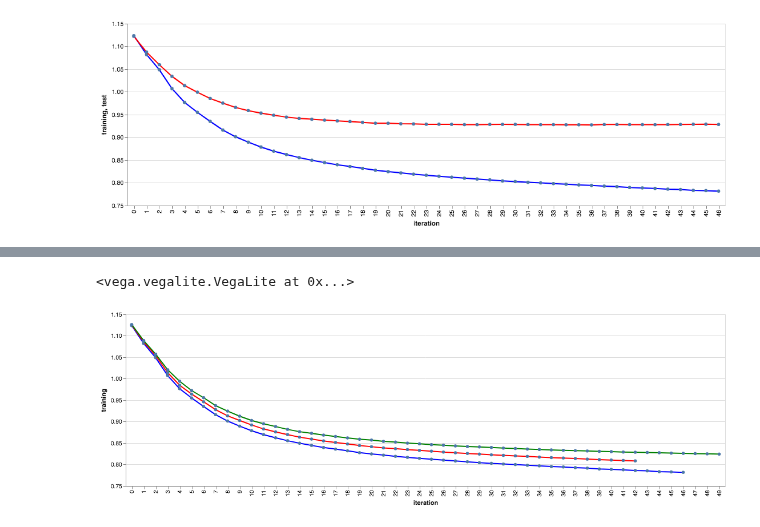
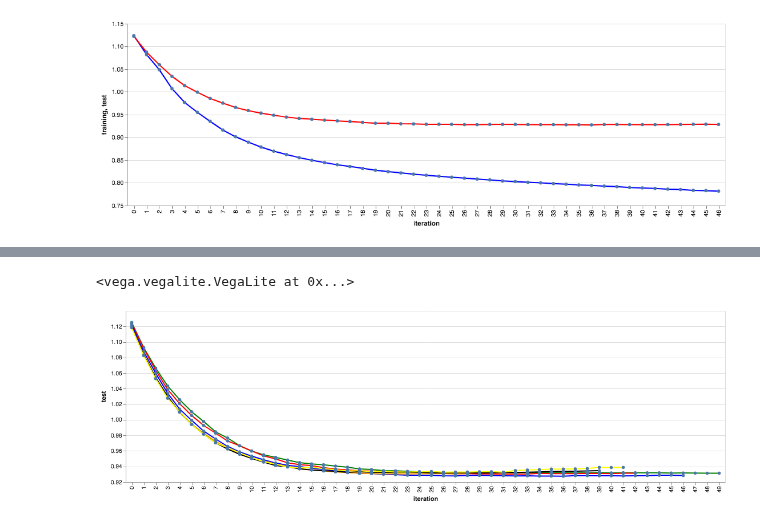
Before and after one commit to sarthakbatragatech/100-Days-of-ML, a Jupyter notebook: Hyperparameter-Tuning/Visualizing-Overfitting.ipynb, the cells around one changed output, grey strips where cells are left out. Saved outputs shown, nothing was run; the diff lists cells and outputs as text; code cells hidden in the pictures.

```diff
--- a/Hyperparameter-Tuning/Visualizing-Overfitting.ipynb
+++ b/Hyperparameter-Tuning/Visualizing-Overfitting.ipynb
@@ -103,20 +122,0 @@ c1
-# %%
-c1 = alt.Chart(depth_10).mark_line(color='blue', point = True).encode(
-    alt.X('iteration:N'),
-    alt.Y('test:Q', scale=alt.Scale(zero=False)),
-    tooltip = ['test']
-)
-
-c2 = alt.Chart(depth_9).mark_line(color='red', point = True).encode(
-    alt.X('iteration:N'),
-    alt.Y('test:Q', scale=alt.Scale(zero=False)),
-    tooltip = ['test']
-)
-
-c3 = alt.Chart(depth_8).mark_line(color='green', point = True).encode(
-    alt.X('iteration:N'),
-    alt.Y('test:Q', scale=alt.Scale(zero=False)),
-    tooltip = ['test']
-)
-
-(c1 + c2 + c3).interactive()
@@ -126,23 +123,5 @@ c3 = alt.Chart(depth_8).mark_line(color='green', point = True).encode(
-# %%
-c1 = alt.Chart(depth_10).mark_line(color='blue', point = True).encode(
-    alt.X('iteration:N'),
-    alt.Y('training:Q', scale=alt.Scale(zero=False)),
-    tooltip = ['training']
-)
-
-c2 = alt.Chart(depth_9).mark_line(color='red', point = True).encode(
-    alt.X('iteration:N'),
-    alt.Y('training:Q', scale=alt.Scale(zero=False)),
-    tooltip = ['training']
-)
-
-c3 = alt.Chart(depth_8).mark_line(color='green', point = True).encode(
-    alt.X('iteration:N'),
-    alt.Y('training:Q', scale=alt.Scale(zero=False)),
-    tooltip = ['training']
-)
-
-(c1 + c2 + c3).interactive()
-# %% [output]
-<vega.vegalite.VegaLite at 0x...>
-[figure, removed]
+# %%
+(c1 + c2 + c3 + c4 + c5 + c6).interactive()
+# %% [output]
+<vega.vegalite.VegaLite at 0x...>
+[figure, added]
```
Also changed, not shown: parts of 10 cells of this notebook, 1 other file.
